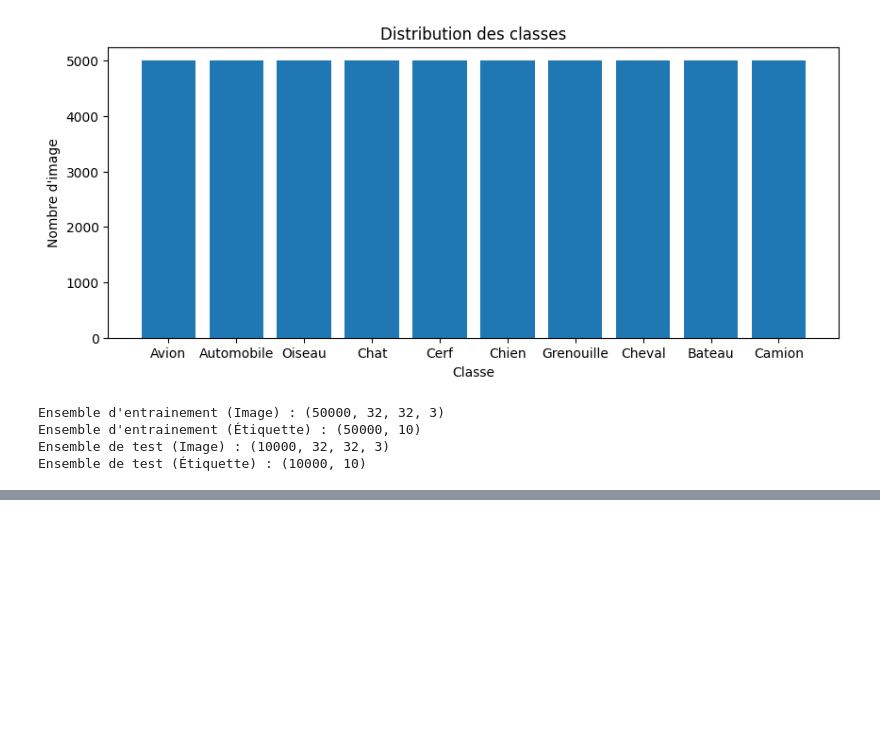
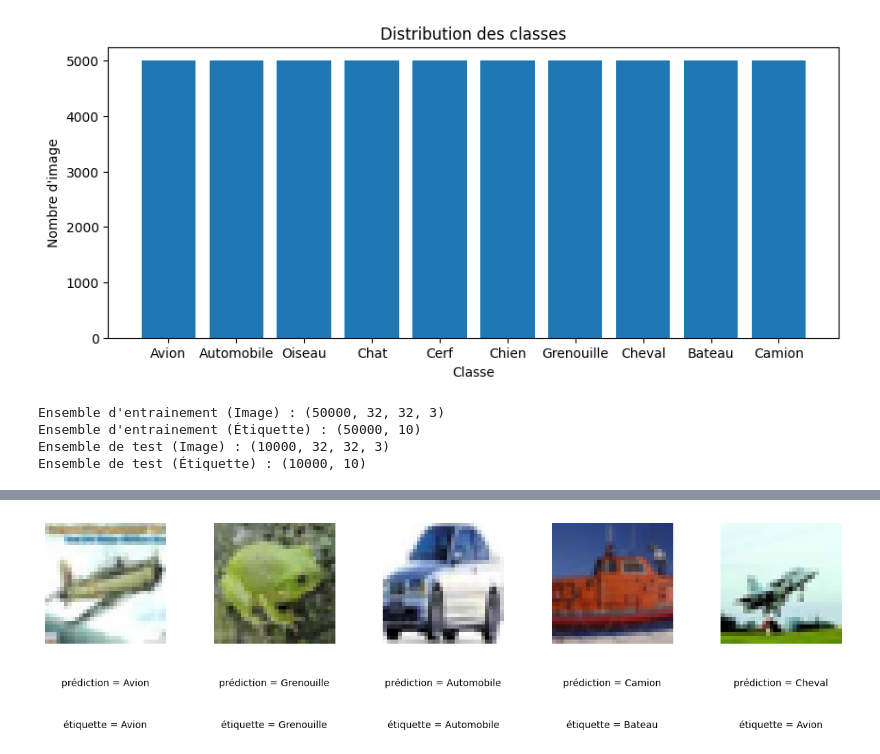
Before and after one commit to JWulfran/Machine-learning, a Jupyter notebook: NN_MLP_CNN_Transfert_learning.ipynb, the cells around one changed output, grey strips where cells are left out. Drawn from its saved outputs; the diff is of its cells as text; code cells hidden in the pictures; blank space fills up the shorter version.

```diff
--- a/NN_MLP_CNN_Transfert_learning.ipynb
+++ b/NN_MLP_CNN_Transfert_learning.ipynb
@@ -148,0 +173,18 @@ plt.show()
+# %%
+Nbre_img = 5
+indices = np.random.choice(range(len(X_test)), Nbre_img, replace=False)
+# %%
+fig = plt.figure(figsize=(15, 3))
+fig.subplots_adjust(hspace=0.4, wspace=0.4)
+
+for i, idx in enumerate(indices):
+    image = X_test[idx]
+    ax = fig.add_subplot(1, Nbre_img, i + 1)
+    ax.axis("off")
+    ax.text(0.5, -0.35, f"prédiction = {predictions_simples[idx][0]}", fontsize = 10 , ha='center', transform=ax.transAxes)
+    ax.text(0.5, -0.7, f"étiquette = {vrais_labels[idx][0]}", fontsize = 10 , ha='center', transform=ax.transAxes)
+    ax.imshow(image)
+
+plt.show()
+# %% [output]
+[figure, added]
```
Also changed, not shown: parts of 7 cells of this notebook, 1 other file.
